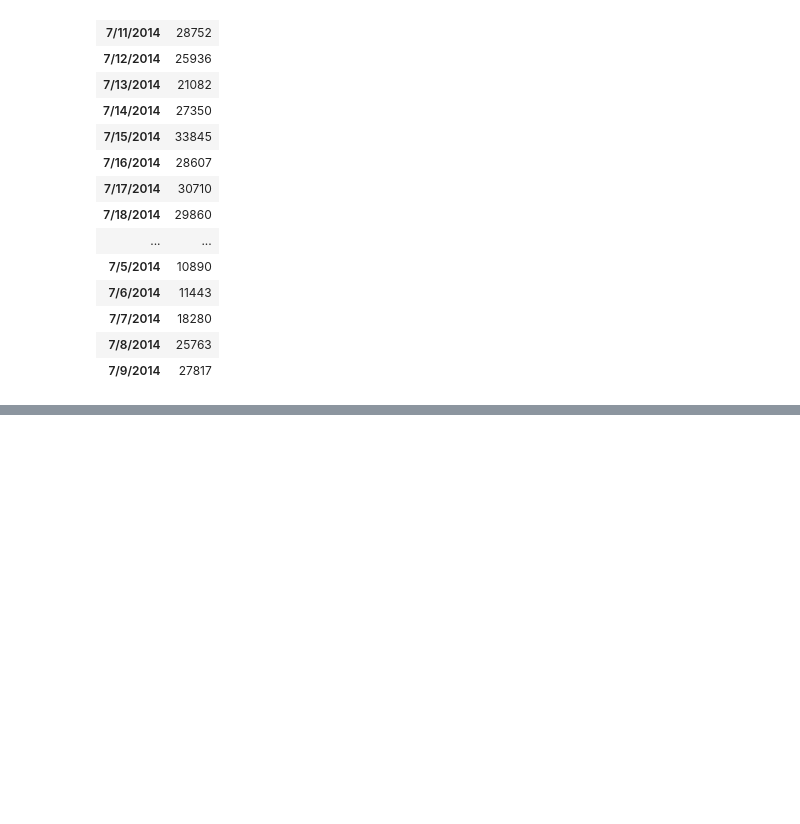
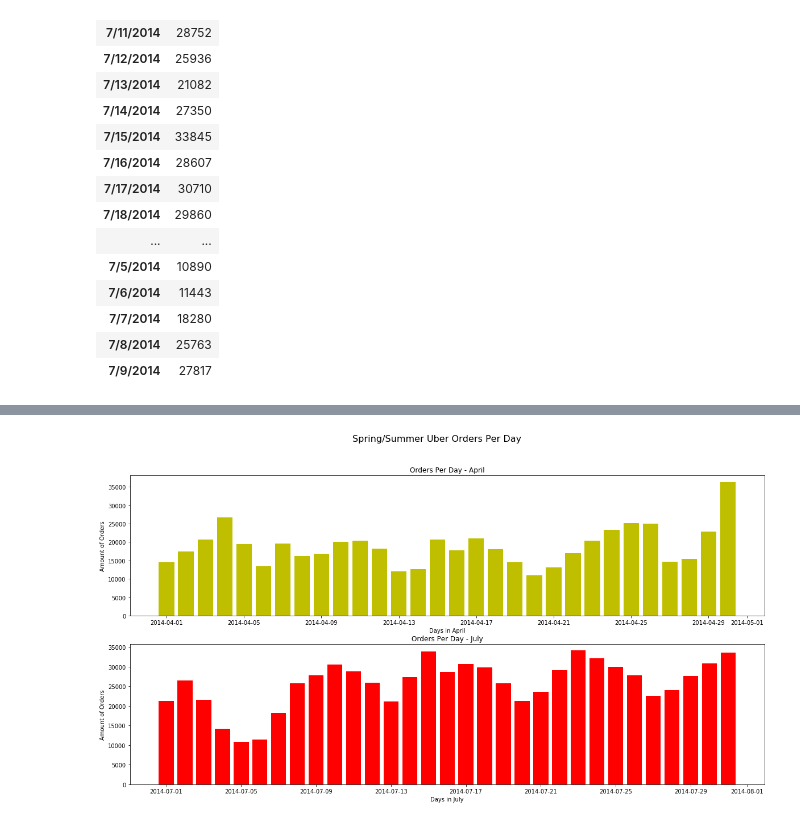
Before and after one commit to riggiobill/uber-density, a Jupyter notebook: uber-density.ipynb, the cells around one changed output, grey strips where cells are left out. Saved outputs shown, nothing was run; the diff lists cells and outputs as text; code cells hidden in the pictures; blank space fills up the shorter version.

```diff
--- a/uber-density.ipynb
+++ b/uber-density.ipynb
@@ -245,0 +340,21 @@ summerdates_df
+# %%
+fig,(ax1,ax2) = plt.subplots(2,sharex=False, figsize=(20,10))
+fig.suptitle("Spring/Summer Uber Orders Per Day",fontsize=16)
+
+
+ax1.bar(x_axis_spring, y_data_spring, color='y', align="center")
+ax1.set_title("Orders Per Day - April")
+ax1.set_xlabel("Days in April")
+ax1.set_ylabel("Amount of Orders")
+
+
+ax2.bar(x_axis_summer, y_data_summer, color='r', align="center")
+ax2.set_title("Orders Per Day - July")
+ax2.set_xlabel("Days in July")
+ax2.set_ylabel("Amount of Orders")
+
+
+
+plt.show()
+# %% [output]
+[figure, added]
```
Also changed, not shown: parts of 22 cells of this notebook.
